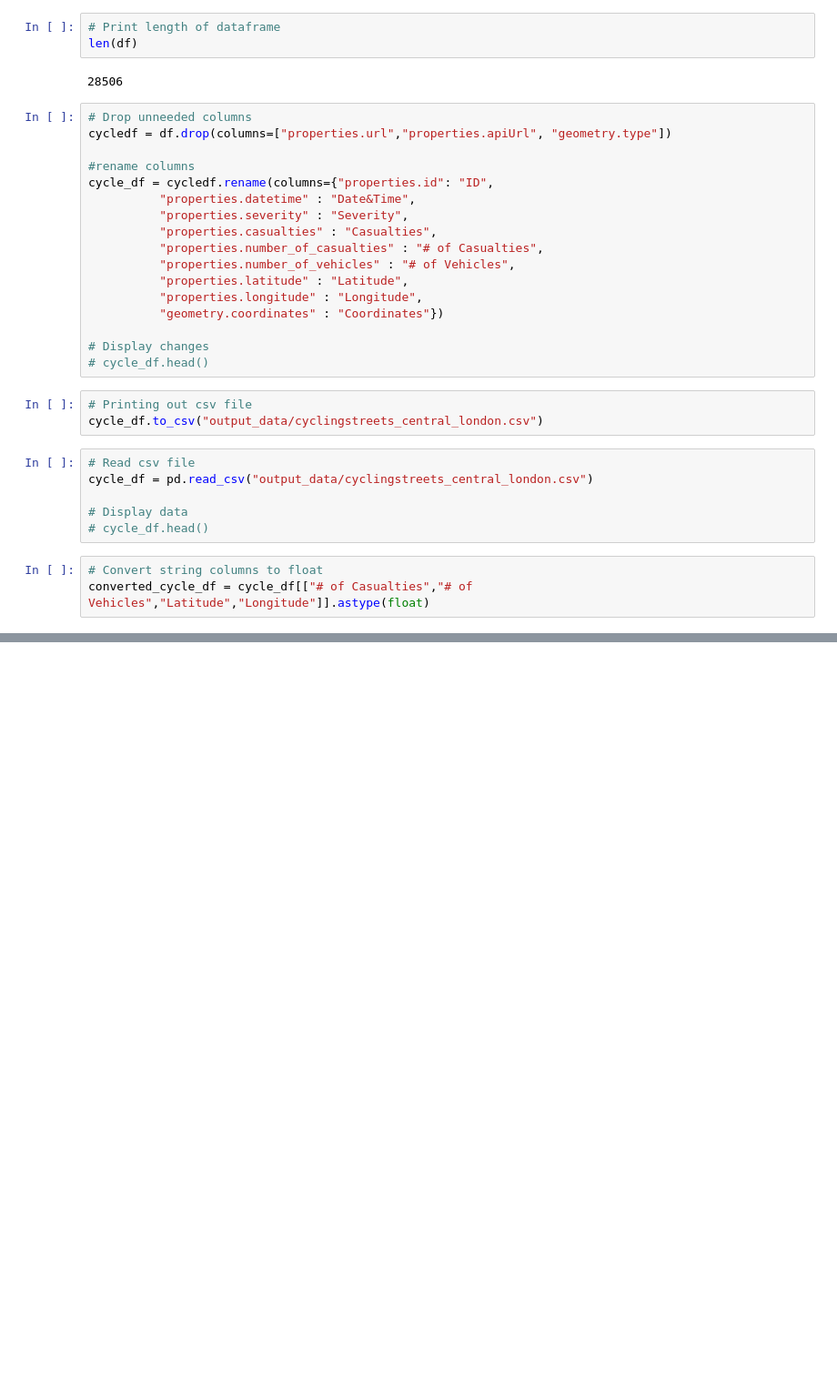
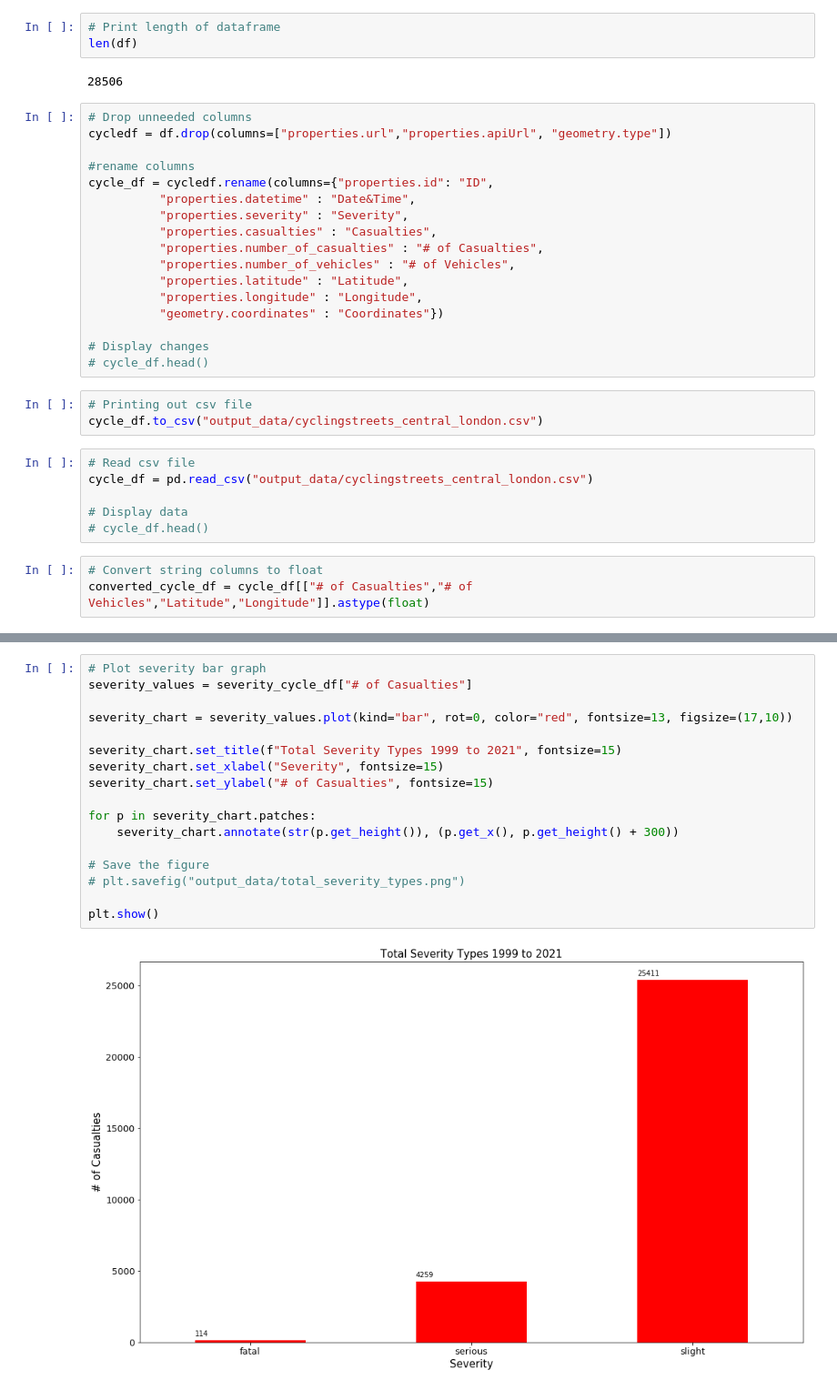
Before and after one commit to rawlam/cycling-collision-stats, a Jupyter notebook: cyclestreet_london.ipynb, the cells around one changed output, grey strips where cells are left out. Shown at 91% size. Cells and saved outputs as stored; diff of their text form; blank space fills up the shorter version.

```diff
--- a/cyclestreet_london.ipynb
+++ b/cyclestreet_london.ipynb
@@ -86,0 +136,19 @@ map1
+# %%
+# Plot severity bar graph
+severity_values = severity_cycle_df["# of Casualties"]
+
+severity_chart = severity_values.plot(kind="bar", rot=0, color="red", fontsize=13, figsize=(17,10))
+
+severity_chart.set_title(f"Total Severity Types 1999 to 2021", fontsize=15)
+severity_chart.set_xlabel("Severity", fontsize=15)
+severity_chart.set_ylabel("# of Casualties", fontsize=15)
+
+for p in severity_chart.patches:
+    severity_chart.annotate(str(p.get_height()), (p.get_x(), p.get_height() + 300))
+
+# Save the figure
+# plt.savefig("output_data/total_severity_types.png")
+
+plt.show()
+# %% [output]
+[figure, added]
```
Also changed, not shown: parts of 14 cells of this notebook, 9 other files.
